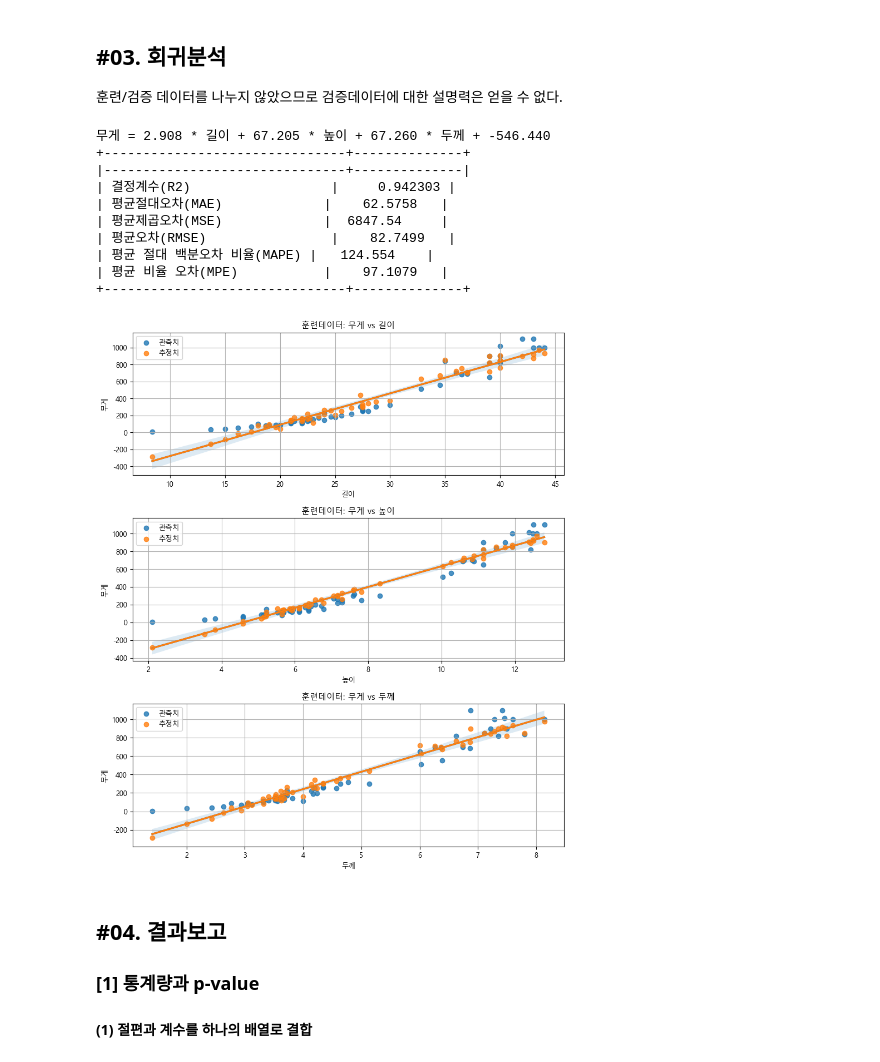
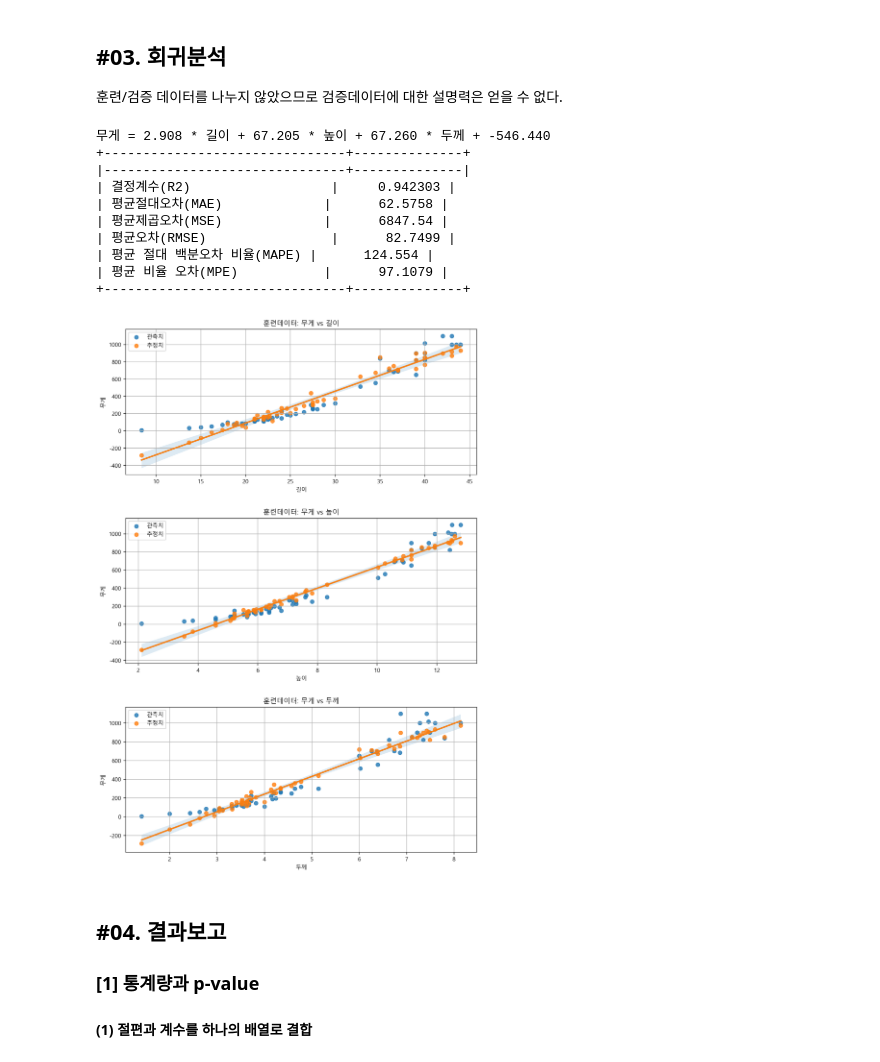
Before and after one commit to sorte1205/E.InferentialStatistics, a Jupyter notebook: 04. 지도학습-회귀/(1) 선형회귀/05-회귀분석의-결과보고(sklearn).ipynb, the cells around one changed output. Cells and saved outputs as stored; diff of their text form; code cells hidden in the pictures.

```diff
--- a/04. 지도학습-회귀/(1) 선형회귀/05-회귀분석의-결과보고(sklearn).ipynb
+++ b/04. 지도학습-회귀/(1) 선형회귀/05-회귀분석의-결과보고(sklearn).ipynb
@@ -68,19 +68,18 @@ xnames = list(origin.drop(yname, axis=1).columns)
 
 이전 예제와 동일한 결과를 만들기 위해 훈련/검증 데이터의 분할은 수행하지 않음
 # %%
-x = origin[xnames]   # 독립변수는 데이터 프레임 형태로 분리
-y = origin[yname]    # 종속변수는 시리즈 형태로 분리
+x_train = origin[xnames]   # 독립변수는 데이터 프레임 형태로 분리
+y_train = origin[yname]    # 종속변수는 시리즈 형태로 분리
 # %% [markdown]
 ## #03. 회귀분석
 
 훈련/검증 데이터를 나누지 않았으므로 검증데이터에 대한 설명력은 얻을 수 없다.
 # %%
-xnames = x.columns
 size = len(xnames)
 
 # 분석모델 생성
 model = LinearRegression()
-fit = model.fit(x, y)
+fit = model.fit(x_train, y_train)
 
 # 회귀식
 expr = "{yname} = ".format(yname=yname)
@@ -92,33 +91,56 @@ expr += "%0.3f" % fit.intercept_
 print(expr)
 
 # 추정치 생성
-y_pred = fit.predict(x)
+y_train_pred = fit.predict(x_train)
+#y_test_pred = fit.predict(x_test)
 
 # 성능평가
 result1 = {
-    "결정계수(R2)": r2_score(y, y_pred),
-    "평균절대오차(MAE)": mean_absolute_error(y, y_pred),
-    "평균제곱오차(MSE)": mean_squared_error(y, y_pred),
-    "평균오차(RMSE)": np.sqrt(mean_squared_error(y, y_pred)),
-    "평균 절대 백분오차 비율(MAPE)": np.mean(np.abs((y - y_pred) / y) * 100),
-    "평균 비율 오차(MPE)": np.mean((y - y_pred) / y * 100)
+    "결정계수(R2)": r2_score(y_train, y_train_pred),
+    "평균절대오차(MAE)": mean_absolute_error(y_train, y_train_pred),
+    "평균제곱오차(MSE)": mean_squared_error(y_train, y_train_pred),
+    "평균오차(RMSE)": np.sqrt(mean_squared_error(y_train, y_train_pred)),
+    "평균 절대 백분오차 비율(MAPE)": np.mean(np.abs((y_train - y_train_pred) / y_train) * 100),
+    "평균 비율 오차(MPE)": np.mean((y_train - y_train_pred) / y_train * 100)
 }
 
+# result2 = {
+#     "결정계수(R2)": r2_score(y_test, y_test_pred),
+#     "평균절대오차(MAE)": mean_absolute_error(y_test, y_test_pred),
+#     "평균제곱오차(MSE)": mean_squared_error(y_test, y_test_pred),
+#     "평균오차(RMSE)": np.sqrt(mean_squared_error(y_test, y_test_pred)),
+#     "평균 절대 백분오차 비율(MAPE)": np.mean(np.abs((y_test - y_test_pred) / y_test) * 100),
+#     "평균 비율 오차(MPE)": np.mean((y_test - y_test_pred) / y_test * 100)
+# }
+
+#result_df = DataFrame([result1, result2], index=["훈련데이터", "검증데이터"])
 result_df = DataFrame([result1], index=["훈련데이터"])
-print(tabulate(result_df.T, headers='keys', tablefmt='psql', showindex=True), end="\n\n")
-
+print(tabulate(result_df.T, headers='keys', tablefmt='psql', showindex=True, numalign="right"), end="\n\n")
 
 # 시각화
-fig, ax = plt.subplots(len(xnames), 1, figsize=(10, 4*size), dpi=100)
+#fig, ax = plt.subplots(len(xnames), 2, figsize=(20, 5*size), dpi=200)
+fig, ax = plt.subplots(len(xnames), 1, figsize=(10, 5*size), dpi=200)
 fig.subplots_adjust(hspace=0.3)
 
 for i, v in enumerate(xnames):
-    sb.regplot(x=x[v], y=y, ci=95, ax=ax[i], label='관측치')
-    sb.regplot(x=x[v], y=y_pred, ci=0, ax=ax[i], label='추정치')
+    # sb.regplot(x=x_train[v], y=y_train, ci=95, ax=ax[i][0], label='관측치')
+    # sb.regplot(x=x_train[v], y=y_train_pred, ci=0, ax=ax[i][0], label='추정치')
+    sb.regplot(x=x_train[v], y=y_train, ci=95, ax=ax[i], label='관측치')
+    sb.regplot(x=x_train[v], y=y_train_pred, ci=0, ax=ax[i], label='추정치')
+
+    # ax[i][0].set_title(f"훈련데이터: {yname} vs {v}")
+    # ax[i][0].legend()
+    # ax[i][0].grid(True)
     ax[i].set_title(f"훈련데이터: {yname} vs {v}")
     ax[i].legend()
     ax[i].grid(True)
 
+    # sb.regplot(x=x_test[v], y=y_test, ci=95, ax=ax[i][1], label='관측치')
+    # sb.regplot(x=x_test[v], y=y_test_pred, ci=0, ax=ax[i][1], label='추정치')
+    # ax[i][1].set_title(f"검증데이터: {yname} vs {v}")
+    # ax[i][1].legend()
+    # ax[i][1].grid(True)
+
 plt.show()
 plt.close()
 # %% [output]
@@ -134,5 +156,5 @@ plt.close()
 +-------------------------------+--------------+
-[figure, old version]
+[figure, new version]
 # %% [markdown]
 ## #04. 결과보고
 
```
